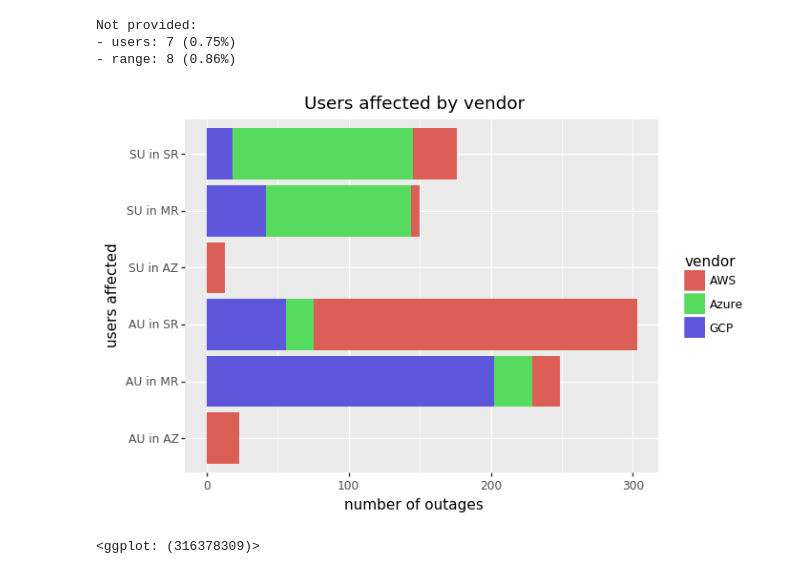
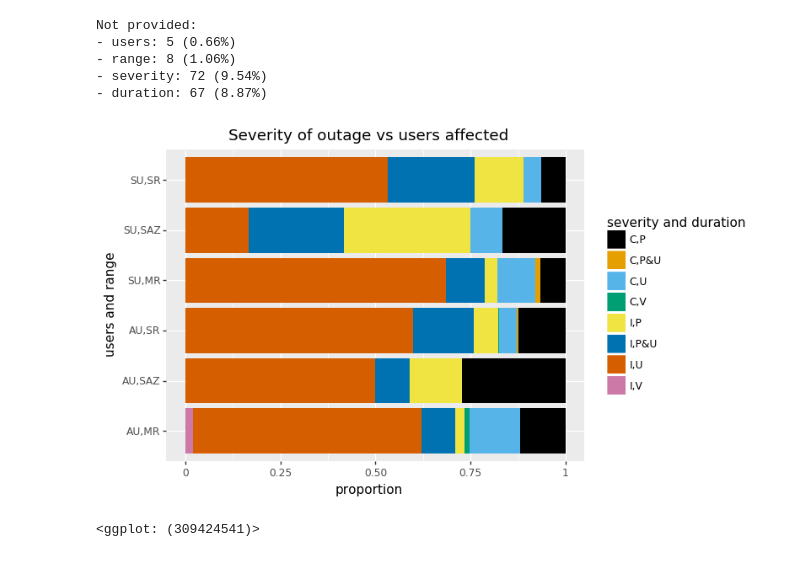
Before and after one commit to thezeroalpha/honours-project, a Jupyter notebook: notebooks/Plotting.ipynb, the cells around one changed output. Cells and saved outputs as stored; diff of their text form; code cells hidden in the pictures.

```diff
--- a/notebooks/Plotting.ipynb
+++ b/notebooks/Plotting.ipynb
@@ -37,10 +37,6 @@ def abbrev(s):
     shortened = [re.sub('[\(\)]', '', x)[0:5] for x in words]
     return " ".join(shortened)
 
-# Group by one column, count the values in another, return a dataframe
-def count_values(df, groupby, countcol, colname="counts"):
-    return df.groupby(groupby)[countcol].value_counts().reset_index(name=colname)
-
 # Replace words with known abbreviations
 def shorten(s):
     maps = {
@@ -53,7 +49,7 @@ def shorten(s):
         'all': 'AU',
         'single region': 'SR',
         'multiple regions': 'MR',
-        'single availability zone': 'AZ',
+        'single availability zone': 'SAZ',
         'code error': 'CODE',
         'third party': '3P',
         'internal api issue': 'INTCOM',
@@ -81,14 +77,6 @@ def shorten(s):
     }
     return maps[s]
 
-# Max-normalize a numerical column, grouping by another column
-def max_normalize_by_column(df, by, target):
-    max_normalize = lambda series: (series-series.min())/(series.max()-series.min())
-
-    target_normalized = pd.concat([df[df[by] == x][target].pipe(max_normalize)
-                                   for x in df[by].unique().tolist()])
-
-    return df.drop(target, axis='columns').merge(target_normalized, how='left', left_index=True, right_index=True)
 
 def export_graph(graphname, df, columns, plot):
     print('Not provided:')
@@ -99,6 +87,13 @@ def export_graph(graphname, df, columns, plot):
 
     plot.save("../report/src/images/"+graphname+".png")
     print(plot)
+
+# Colorblind-friendly colors from: http://www.cookbook-r.com/Graphs/Colors_(ggplot2)/#a-colorblind-friendly-palette
+colorblindPalette = ["#000000", "#E69F00", "#56B4E9", "#009E73", "#F0E442", "#0072B2", "#D55E00", "#CC79A7"]
+disc_colorpalette = p9.scale_color_manual(values=colorblindPalette)
+disc_fillpalette = p9.scale_fill_manual(values=colorblindPalette)
+disc_fillpalette_larger = p9.scale_fill_brewer(type='qual', palette="Paired")
+cont_fillpalette = p9.scale_fill_gradient(low="blue", high="red")
 # %%
 df = pd.read_parquet("../data/preprocessed.parquet")
 
@@ -324,17 +247,25 @@ Not provided:
 # %%
-filt = df[filter_notprovided(df.users) & filter_notprovided(df.range)]
-plotdf = pd.DataFrame({'users_range': filt.users.map(shorten)+' in '+filt.range.map(shorten),
-                       'vendor': filt.vendor})
-export_graph("users-affected-by-vendor", df, ['users', 'range'],
+filt = df[filter_notprovided(df.users) & filter_notprovided(df.range) & filter_notprovided(df.severity) & filter_notprovided(df.duration)]
+plotdf = (pd.DataFrame({'users and range': filt.users.map(shorten)+','+filt.range.map(shorten),
+                       'severity and duration': (filt.duration.map(shorten)
+                                                 +','
+                                                 +filt.severity.map(lambda x: '&'.join(map(shorten, x))))})
+          .groupby(['users and range'])
+          ['severity and duration'].value_counts(normalize=True)
+          .reset_index(name='proportion'))
+
+export_graph("severity-vs-users-affected", df, ['users', 'range', 'severity', 'duration'],
              (p9.ggplot(plotdf)
-              + p9.aes(x='users_range', fill='vendor')
-              + p9.geom_bar()
-              + p9.labs(x='users affected', y='number of outages')
+              + p9.ggtitle("Severity of outage vs users affected")
+              + p9.aes(x='users and range', y='proportion', fill='severity and duration')
+              + disc_fillpalette
               + p9.coord_flip()
-              + p9.ggtitle("Users affected by vendor")))
+              + p9.geom_col()))
 # %% [output]
 Not provided:
-- users: 7 (0.75%)
-- range: 8 (0.86%)
+- users: 5 (0.66%)
+- range: 8 (1.06%)
+- severity: 72 (9.54%)
+- duration: 67 (8.87%)
-[figure, old version]
+[figure, new version]
-<ggplot: (316378309)>
+<ggplot: (309424541)>
```
Also changed, not shown: parts of 13 cells of this notebook, 42 other files.
